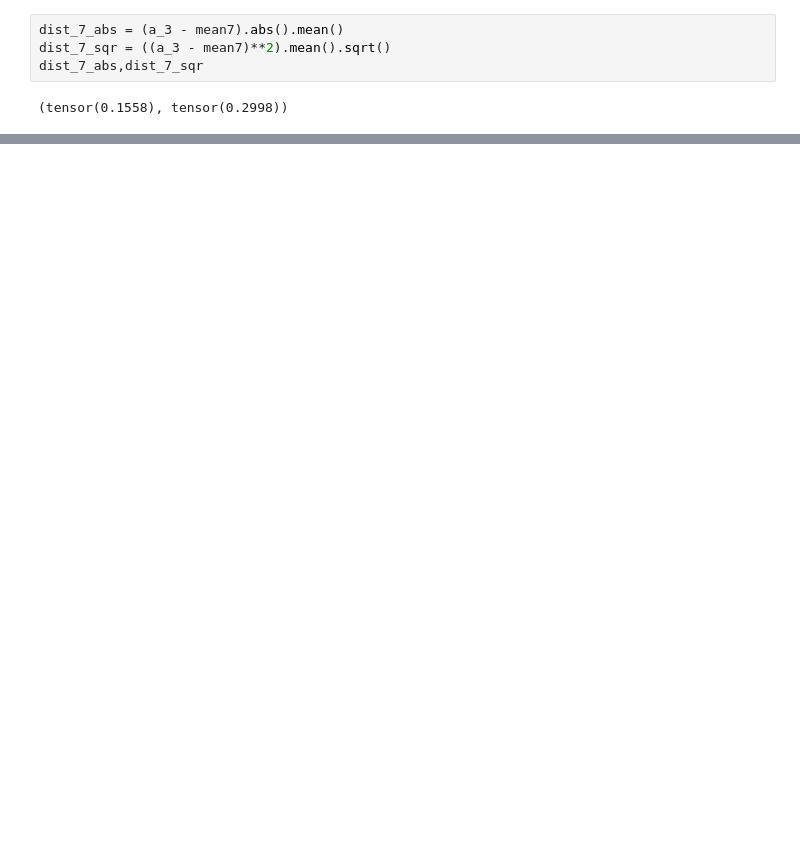
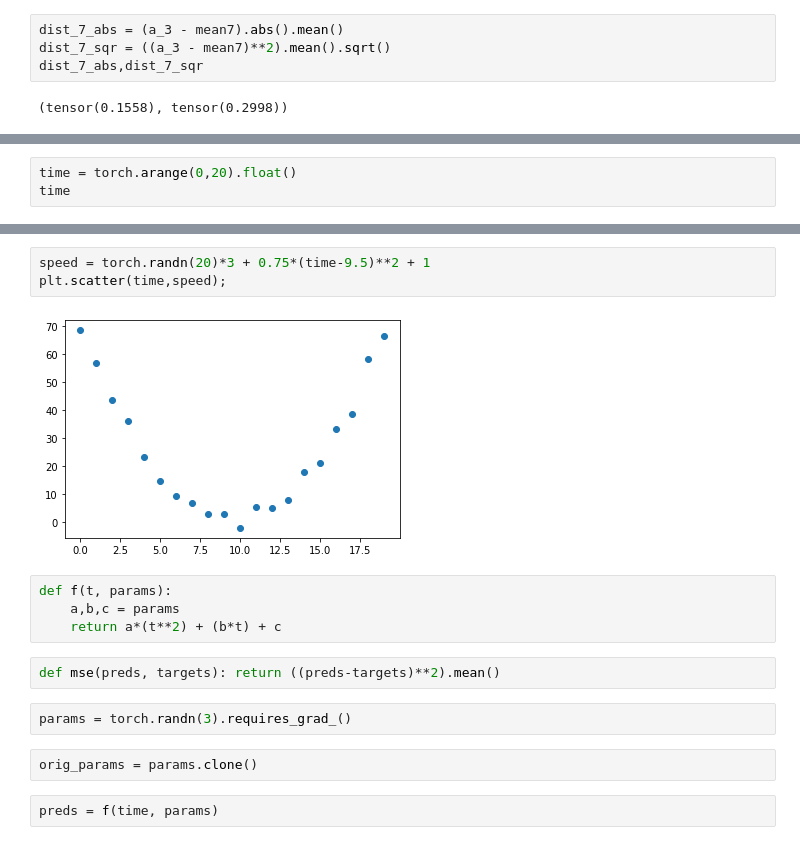
Before and after one commit to bogdart/fast_aicourse, a Jupyter notebook: book/03_nn.ipynb, the cells around one changed output, grey strips where cells are left out. Cells and saved outputs as stored; diff of their text form; blank space fills up the shorter version.

```diff
--- a/book/03_nn.ipynb
+++ b/book/03_nn.ipynb
@@ -126,0 +235,3 @@ dist_7_abs,dist_7_sqr
+# %%
+time = torch.arange(0,20).float()
+time
@@ -126,0 +261,17 @@ dist_7_abs,dist_7_sqr
+# %%
+speed = torch.randn(20)*3 + 0.75*(time-9.5)**2 + 1
+plt.scatter(time,speed);
+# %% [output]
+[figure, added]
+# %%
+def f(t, params):
+    a,b,c = params
+    return a*(t**2) + (b*t) + c
+# %%
+def mse(preds, targets): return ((preds-targets)**2).mean()
+# %%
+params = torch.randn(3).requires_grad_()
+# %%
+orig_params = params.clone()
+# %%
+preds = f(time, params)
```
Also changed, not shown: parts of 104 cells of this notebook.
